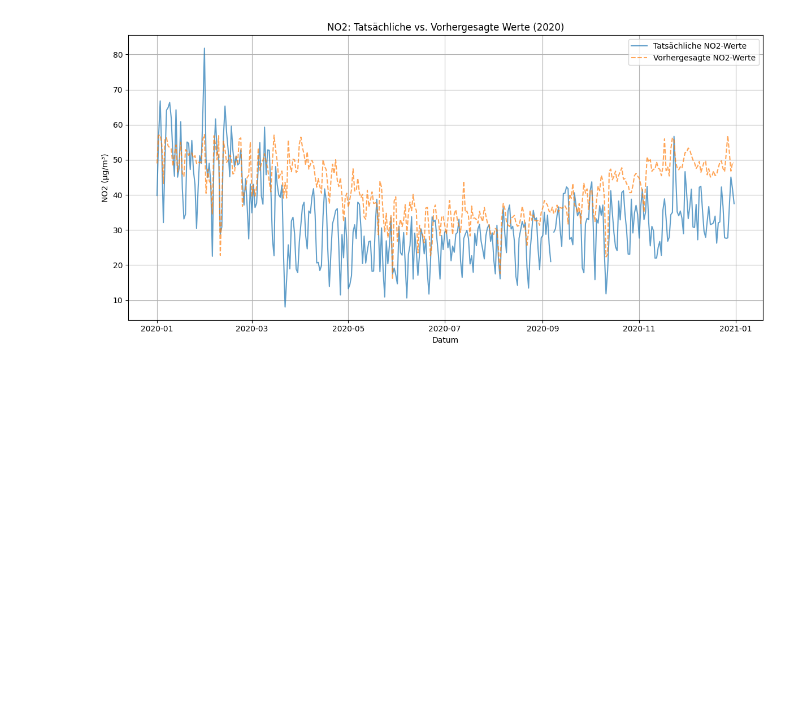
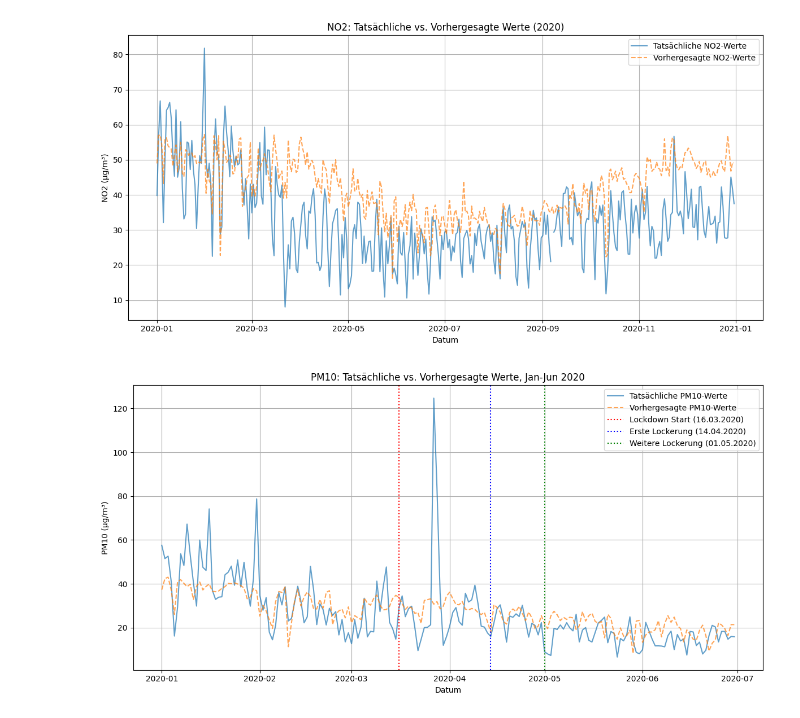
Before and after one commit to Veit-Kramer-Schoeggl/statistik_A02, a Jupyter notebook: A02-TeamA.ipynb, the cells around one changed output. Cells and saved outputs as stored; diff of their text form; code cells hidden in the pictures; blank space fills up the shorter version.

```diff
--- a/A02-TeamA.ipynb
+++ b/A02-TeamA.ipynb
@@ -634,3 +634,34 @@ DateTime
 2020-01-05  16.188208       26.039769  32.097057      43.203353
 [figure]
 [figure]
+# %%
+###############################################################################
+# 7) Vergleichen Sie Ihre Vorhersage für 2020 mit den wahren Werten aus 2020
+###############################################################################
+
+# Nur Daten von Januar bis Juni 2020
+test_df_6m = test_df.loc["2020-01-01":"2020-06-30"].copy()
+
+lockdown_start = pd.to_datetime("2020-03-16")
+lockdown_easing1 = pd.to_datetime("2020-04-14")
+lockdown_easing2 = pd.to_datetime("2020-05-01")
+
+
+plt.figure(figsize=(12, 6))
+plt.plot(test_df_6m.index, test_df_6m['pm10'], label='Tatsächliche PM10-Werte', alpha=0.7)
+plt.plot(test_df_6m.index, test_df_6m['predicted_pm10'],
+         label='Vorhergesagte PM10-Werte', linestyle='--', alpha=0.7)
+
+plt.axvline(lockdown_start, color='red', linestyle=':', label='Lockdown Start (16.03.2020)')
+plt.axvline(lockdown_easing1, color='blue', linestyle=':', label='Erste Lockerung (14.04.2020)')
+plt.axvline(lockdown_easing2, color='green', linestyle=':', label='Weitere Lockerung (01.05.2020)')
+
+plt.title("PM10: Tatsächliche vs. Vorhergesagte Werte, Jan-Jun 2020")
+plt.xlabel("Datum")
+plt.ylabel("PM10 (µg/m³)")
+plt.legend()
+plt.grid()
+plt.tight_layout()
+plt.show()
+# %% [output]
+[figure, added]
```
